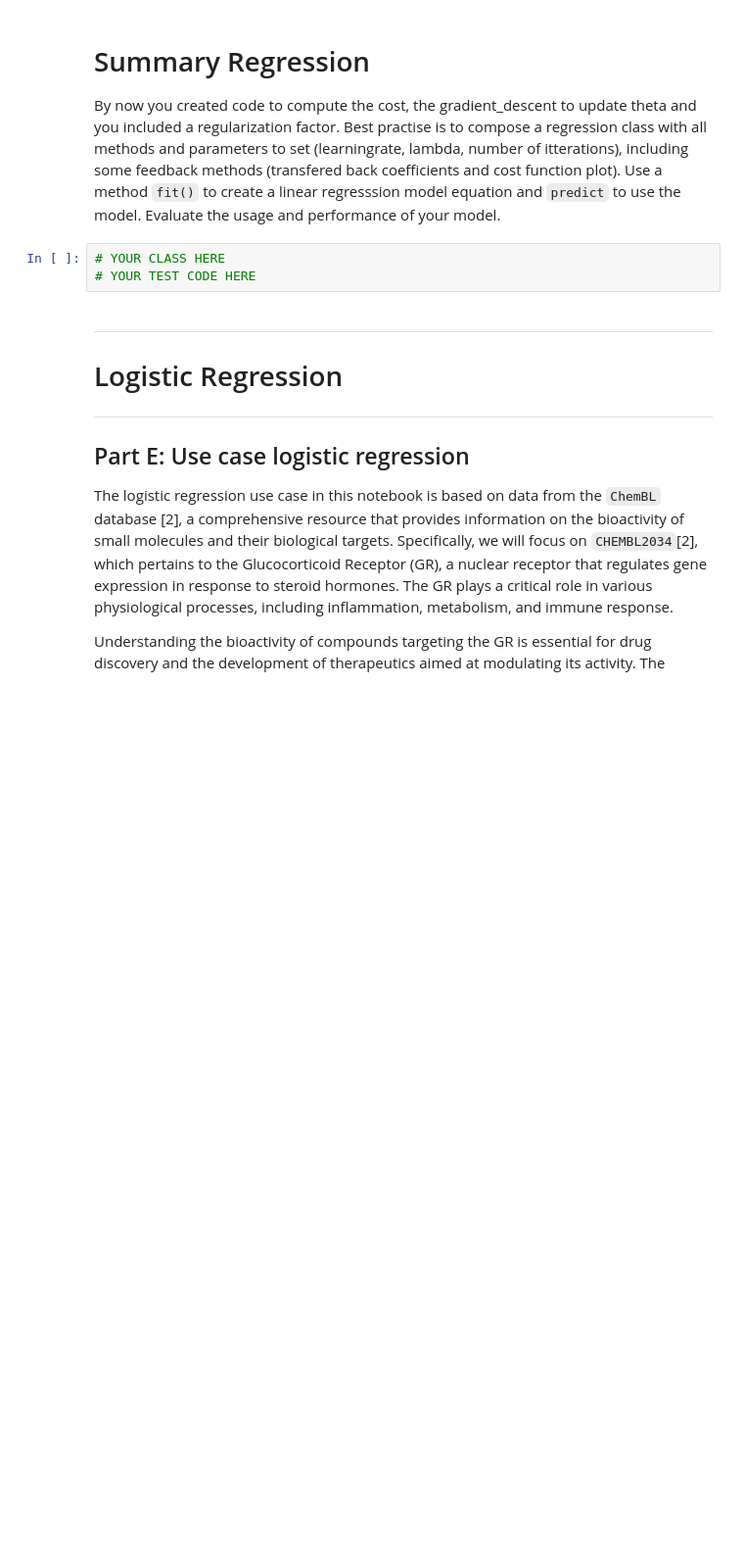
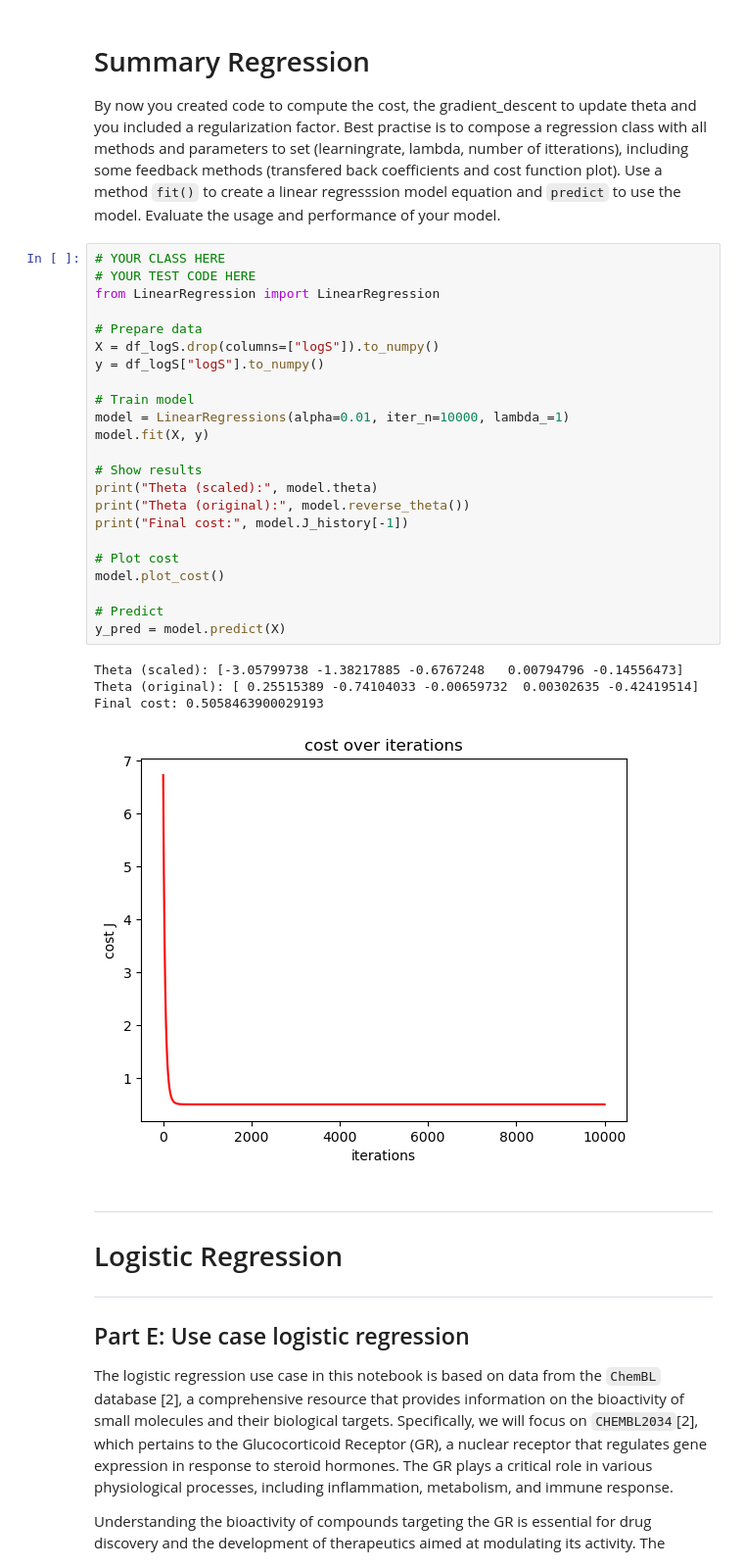
Before and after one commit to jippesilvius/datascience5, a Jupyter notebook: assignment1/Assignment_Regression.ipynb, the cells around one changed output. Shown at 98% size. Cells and saved outputs as stored; diff of their text form; blank space fills up the shorter version.

Commit message:
Linear regression part done

```diff
--- a/assignment1/Assignment_Regression.ipynb
+++ b/assignment1/Assignment_Regression.ipynb
@@ -595,9 +633,34 @@ def gradient_descent(X, y, theta, alpha, num_iters, lambda_):
 # %% [markdown]
 # Summary Regression
 By now you created code to compute the cost, the gradient_descent to update theta and you included a regularization factor. Best practise is to compose a regression class with all methods and parameters to set (learningrate, lambda, number of itterations), including some feedback methods (transfered back coefficients and cost function plot). Use a method `fit()` to create a linear regresssion model equation and `predict` to use the model. Evaluate the usage and performance of your model.
-# %%
-# YOUR CLASS HERE
-# YOUR TEST CODE HERE
+# %%
+# YOUR CLASS HERE
+# YOUR TEST CODE HERE
+from LinearRegression import LinearRegression
+
+# Prepare data
+X = df_logS.drop(columns=["logS"]).to_numpy()
+y = df_logS["logS"].to_numpy()
+
+# Train model
+model = LinearRegressions(alpha=0.01, iter_n=10000, lambda_=1)
+model.fit(X, y)
+
+# Show results
+print("Theta (scaled):", model.theta)
+print("Theta (original):", model.reverse_theta())
+print("Final cost:", model.J_history[-1])
+
+# Plot cost
+model.plot_cost()
+
+# Predict
+y_pred = model.predict(X)
+# %% [output]
+Theta (scaled): [-3.05799738 -1.38217885 -0.6767248   0.00794796 -0.14556473]
+Theta (original): [ 0.25515389 -0.74104033 -0.00659732  0.00302635 -0.42419514]
+Final cost: 0.5058463900029193
+[figure, added]
 # %% [markdown]
 ---
 # Logistic Regression
```
Also changed, not shown: parts of 4 cells of this notebook, 1 other file.
